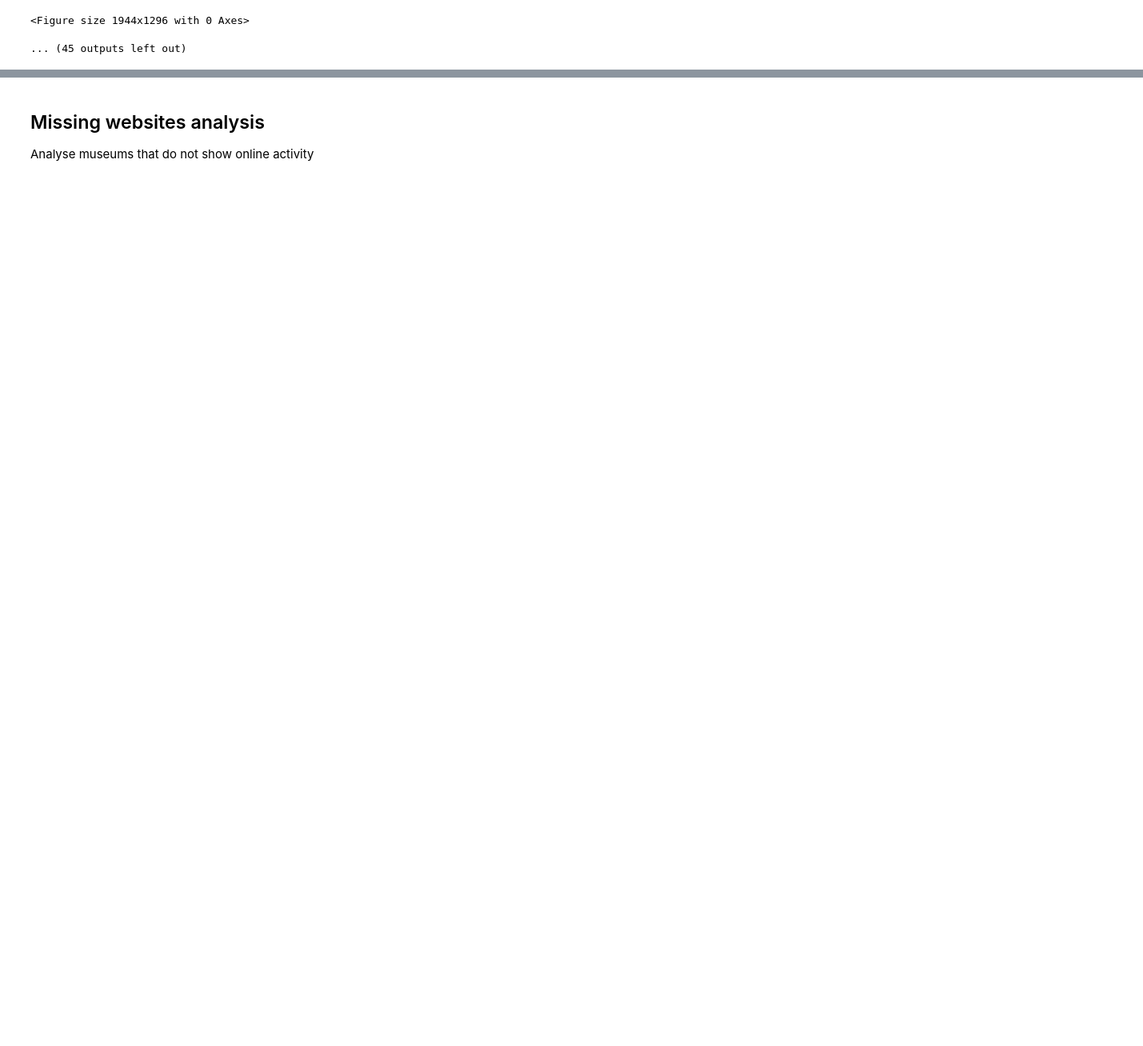
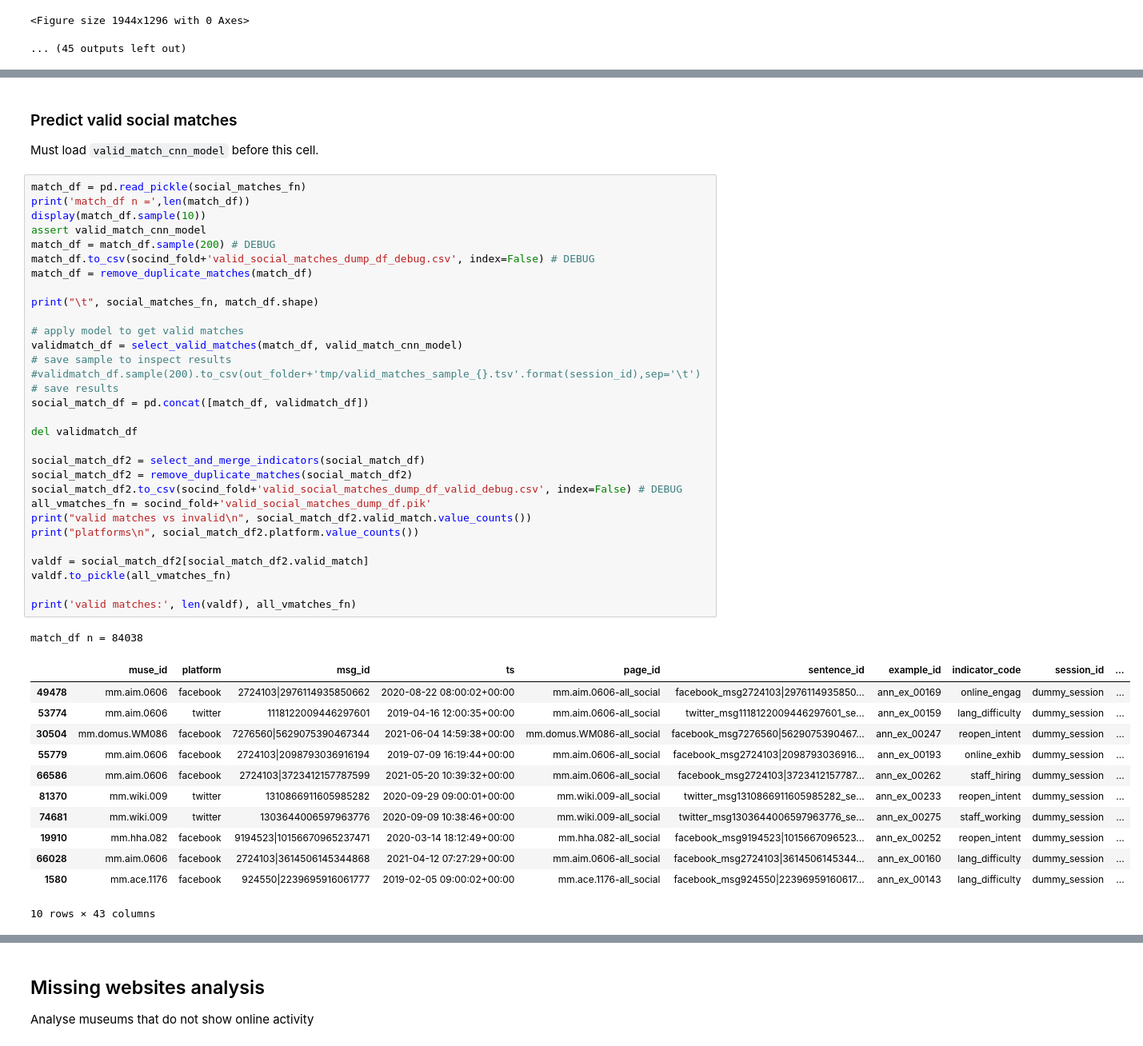
Before and after one commit to Birkbeck/museums-in-the-pandemic, a Jupyter notebook: mip/notebooks_py/02_extract_indicators.ipynb, the cells around one changed output, grey strips where cells are left out. Shown at 80% size. Cells and saved outputs as stored; diff of their text form; blank space fills up the shorter version.

```diff
--- a/mip/notebooks_py/02_extract_indicators.ipynb
+++ b/mip/notebooks_py/02_extract_indicators.ipynb
@@ -1160,0 +1248,49 @@ plot_indic_small_mult_2vars ['indicator_code_merged', 'session_id', 'accreditati
+# %% [markdown]
+### Predict valid social matches
+
+Must load `valid_match_cnn_model` before this cell.
+# %%
+match_df = pd.read_pickle(social_matches_fn)
+print('match_df n =',len(match_df))
+display(match_df.sample(10))
+assert valid_match_cnn_model
+match_df = match_df.sample(200) # DEBUG
+match_df.to_csv(socind_fold+'valid_social_matches_dump_df_debug.csv', index=False) # DEBUG
+match_df = remove_duplicate_matches(match_df)
+
+print("\t", social_matches_fn, match_df.shape)
+
+# apply model to get valid matches
+validmatch_df = select_valid_matches(match_df, valid_match_cnn_model)
+# save sample to inspect results
+#validmatch_df.sample(200).to_csv(out_folder+'tmp/valid_matches_sample_{}.tsv'.format(session_id),sep='\t')
+# save results
+social_match_df = pd.concat([match_df, validmatch_df])
+
+del validmatch_df
+
+social_match_df2 = select_and_merge_indicators(social_match_df)
+social_match_df2 = remove_duplicate_matches(social_match_df2)
+social_match_df2.to_csv(socind_fold+'valid_social_matches_dump_df_valid_debug.csv', index=False) # DEBUG
+all_vmatches_fn = socind_fold+'valid_social_matches_dump_df.pik'
+print("valid matches vs invalid\n", social_match_df2.valid_match.value_counts())
+print("platforms\n", social_match_df2.platform.value_counts())
+
+valdf = social_match_df2[social_match_df2.valid_match]
+valdf.to_pickle(all_vmatches_fn)
+
+print('valid matches:', len(valdf), all_vmatches_fn)
+# %% [output]
+match_df n = 84038
+|  | muse_id | platform | msg_id | ts | page_id | sentence_id | example_id | indicator_code | session_id | ... |
+| 49478 | mm.aim.0606 | facebook | 2724103|2976114935850662 | 2020-08-22 08:00:02+00:00 | mm.aim.0606-all_social | facebook_msg2724103|2976114935850... | ann_ex_00169 | online_engag | dummy_session | ... |
+| 53774 | mm.aim.0606 | twitter | 1118122009446297601 | 2019-04-16 12:00:35+00:00 | mm.aim.0606-all_social | twitter_msg1118122009446297601_se... | ann_ex_00159 | lang_difficulty | dummy_session | ... |
+| 30504 | mm.domus.WM086 | facebook | 7276560|5629075390467344 | 2021-06-04 14:59:38+00:00 | mm.domus.WM086-all_social | facebook_msg7276560|5629075390467... | ann_ex_00247 | reopen_intent | dummy_session | ... |
+| 55779 | mm.aim.0606 | facebook | 2724103|2098793036916194 | 2019-07-09 16:19:44+00:00 | mm.aim.0606-all_social | facebook_msg2724103|2098793036916... | ann_ex_00193 | online_exhib | dummy_session | ... |
+| 66586 | mm.aim.0606 | facebook | 2724103|3723412157787599 | 2021-05-20 10:39:32+00:00 | mm.aim.0606-all_social | facebook_msg2724103|3723412157787... | ann_ex_00262 | staff_hiring | dummy_session | ... |
+| 81370 | mm.wiki.009 | twitter | 1310866911605985282 | 2020-09-29 09:00:01+00:00 | mm.wiki.009-all_social | twitter_msg1310866911605985282_se... | ann_ex_00233 | reopen_intent | dummy_session | ... |
+| 74681 | mm.wiki.009 | twitter | 1303644006597963776 | 2020-09-09 10:38:46+00:00 | mm.wiki.009-all_social | twitter_msg1303644006597963776_se... | ann_ex_00275 | staff_working | dummy_session | ... |
+| 19910 | mm.hha.082 | facebook | 9194523|10156670965237471 | 2020-03-14 18:12:49+00:00 | mm.hha.082-all_social | facebook_msg9194523|1015667096523... | ann_ex_00252 | reopen_intent | dummy_session | ... |
+| 66028 | mm.aim.0606 | facebook | 2724103|3614506145344868 | 2021-04-12 07:27:29+00:00 | mm.aim.0606-all_social | facebook_msg2724103|3614506145344... | ann_ex_00160 | lang_difficulty | dummy_session | ... |
+| 1580 | mm.ace.1176 | facebook | 924550|2239695916061777 | 2019-02-05 09:00:02+00:00 | mm.ace.1176-all_social | facebook_msg924550|22396959160617... | ann_ex_00143 | lang_difficulty | dummy_session | ... |
+10 rows × 43 columns
```
Also changed, not shown: parts of 12 cells of this notebook, 6 other files.
